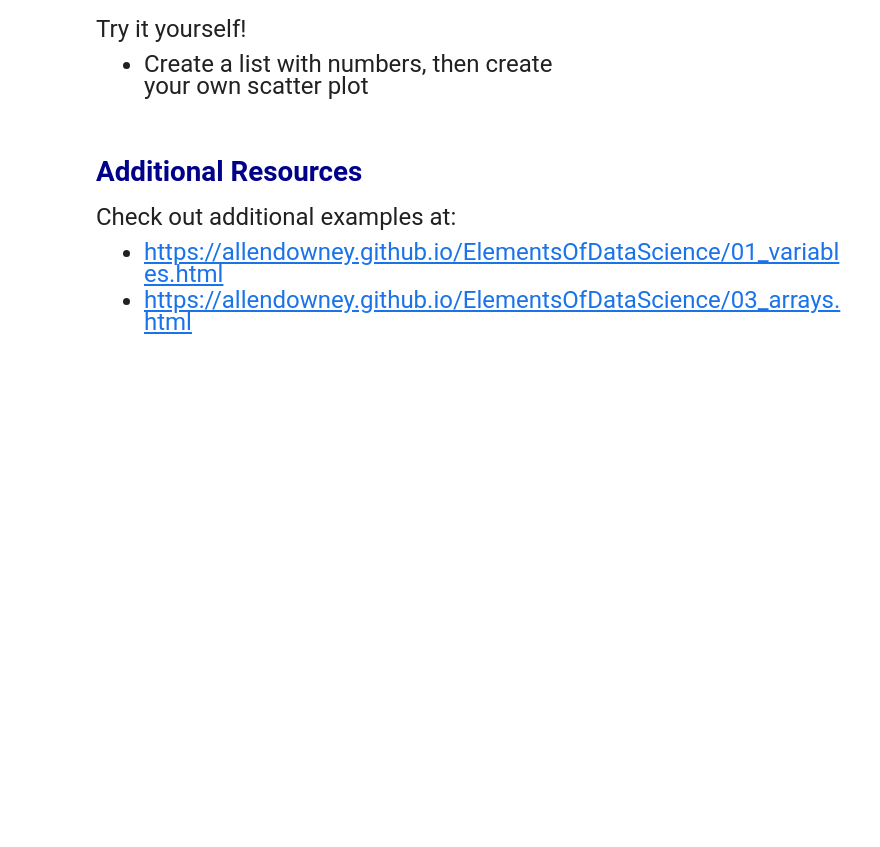
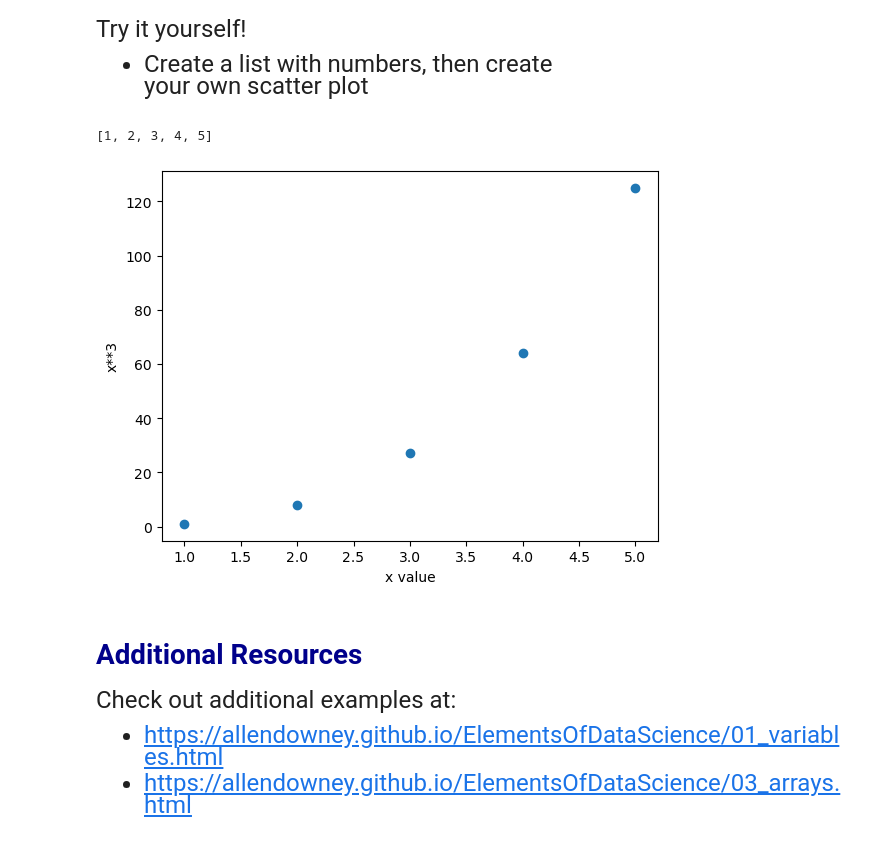
Before and after one commit to ywangvv/qtm151spring2024, a Jupyter notebook: Lecture 02/lecture2.ipynb, the cells around one changed output. Saved outputs shown, nothing was run; the diff lists cells and outputs as text; code cells hidden in the pictures; blank space fills up the shorter version.

```diff
--- a/Lecture 02/lecture2.ipynb
+++ b/Lecture 02/lecture2.ipynb
@@ -298,3 +304,16 @@ your own scatter plot
+# %%
+# Write your own code here
+
+print(list_numbers)
+list_numbers_cube = [1, 8, 27, 64, 125]
+
+plt.scatter(list_numbers, list_numbers_cube)
+plt.xlabel("x value")
+plt.ylabel("x**3")
+plt.show()
+# %% [output]
+[1, 2, 3, 4, 5]
+[figure, added]
 # %% [markdown]
 # <span style="color:darkblue"> Additional Resources </span>
 
```
Also changed, not shown: parts of 3 cells of this notebook, 14 other files.
